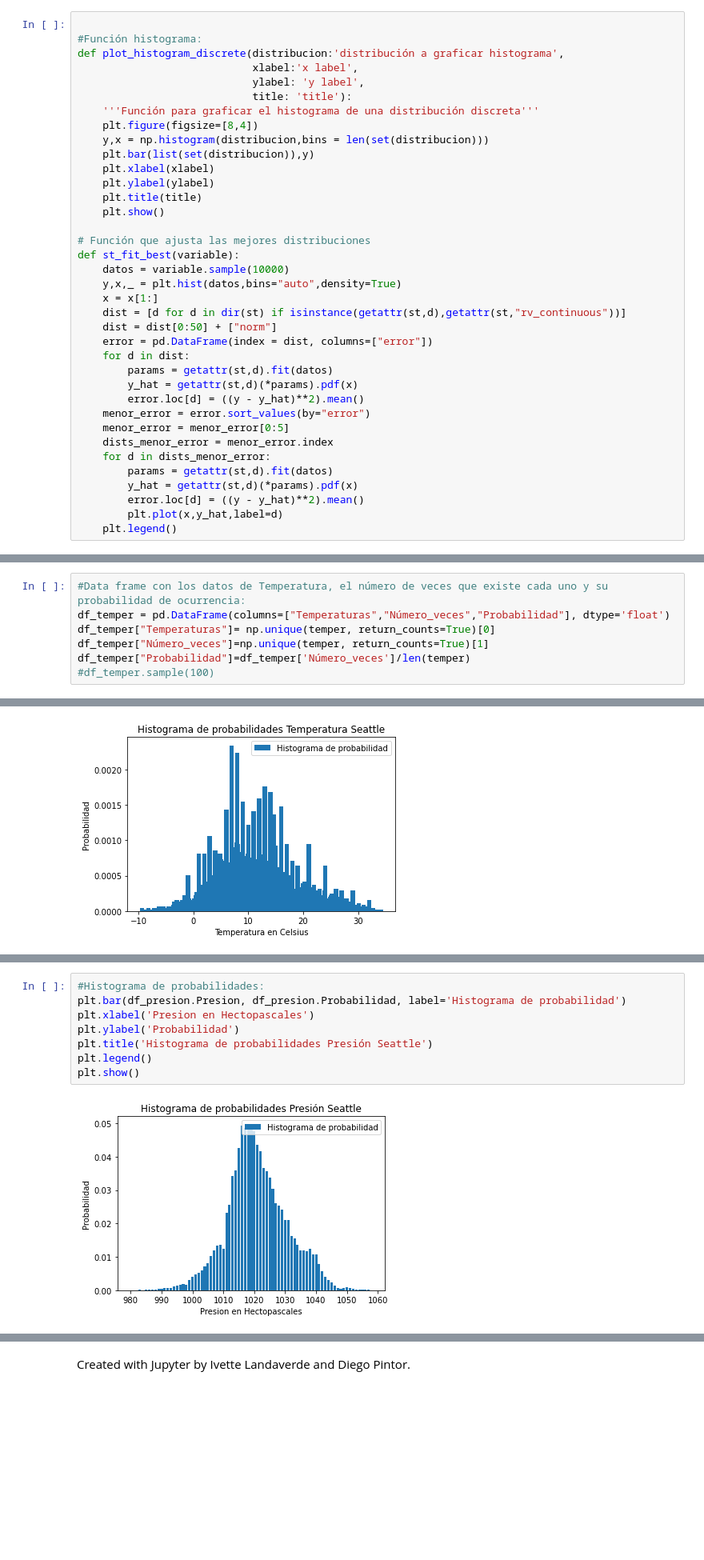
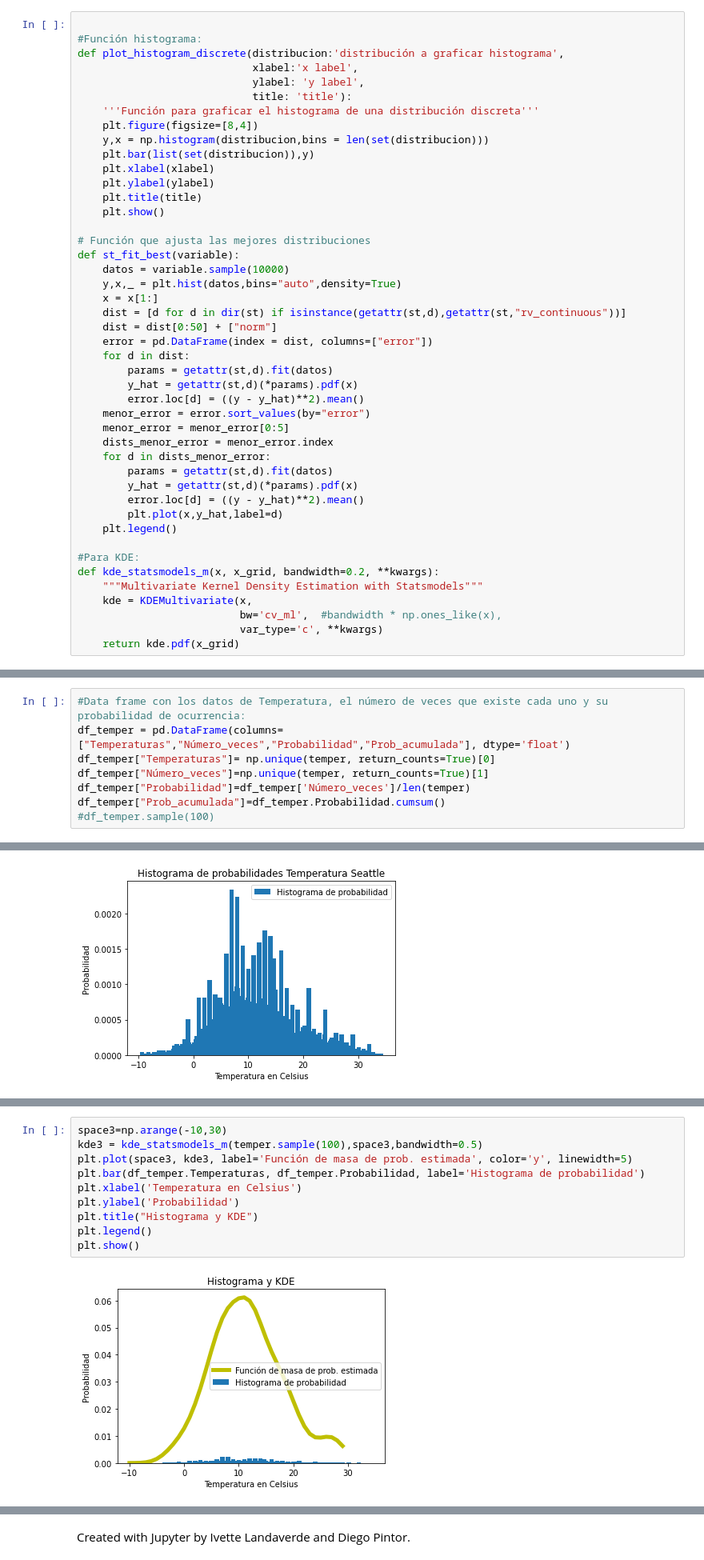
Before and after one commit to PintorOD1997/ProyectoConjunto_LandaverdeI_PintorD, a Jupyter notebook: ProyectoModulo1_OchoaD_MercadoI.ipynb, the cells around one changed output, grey strips where cells are left out. Shown at 80% size. Drawn from its saved outputs; the diff is of its cells as text; blank space fills up the shorter version.

Commit message:
KDE y nuevo DF con prob y prob acum

```diff
--- a/ProyectoModulo1_OchoaD_MercadoI.ipynb
+++ b/ProyectoModulo1_OchoaD_MercadoI.ipynb
@@ -315,6 +330,14 @@ def st_fit_best(variable):
         error.loc[d] = ((y - y_hat)**2).mean()
         plt.plot(x,y_hat,label=d)
     plt.legend()
+
+#Para KDE:
+def kde_statsmodels_m(x, x_grid, bandwidth=0.2, **kwargs):
+    """Multivariate Kernel Density Estimation with Statsmodels"""
+    kde = KDEMultivariate(x,
+                          bw='cv_ml',  #bandwidth * np.ones_like(x),
+                          var_type='c', **kwargs)
+    return kde.pdf(x_grid)
 # %% [markdown]
 ## <font color='navy'> Selección de Variables Aleatorias
 # %%
@@ -560,9 +690,10 @@ Escribir conclusión sobre las gráficas:
 # %%
 #Data frame con los datos de Temperatura, el número de veces que existe cada uno y su probabilidad de ocurrencia:
-df_temper = pd.DataFrame(columns=["Temperaturas","Número_veces","Probabilidad"], dtype='float')
+df_temper = pd.DataFrame(columns=["Temperaturas","Número_veces","Probabilidad","Prob_acumulada"], dtype='float')
 df_temper["Temperaturas"]= np.unique(temper, return_counts=True)[0]
 df_temper["Número_veces"]=np.unique(temper, return_counts=True)[1]
 df_temper["Probabilidad"]=df_temper['Número_veces']/len(temper)
+df_temper["Prob_acumulada"]=df_temper.Probabilidad.cumsum()
 #df_temper.sample(100)
 # %%
 #Histograma de probabilidades:
@@ -595,10 +719,12 @@ df_presion["Probabilidad"]=df_presion['Número_veces']/len(presion)
 # %%
-#Histograma de probabilidades:
-plt.bar(df_presion.Presion, df_presion.Probabilidad, label='Histograma de probabilidad')
-plt.xlabel('Presion en Hectopascales')
+space3=np.arange(-10,30)
+kde3 = kde_statsmodels_m(temper.sample(100),space3,bandwidth=0.5)
+plt.plot(space3, kde3, label='Función de masa de prob. estimada', color='y', linewidth=5)
+plt.bar(df_temper.Temperaturas, df_temper.Probabilidad, label='Histograma de probabilidad')
+plt.xlabel('Temperatura en Celsius')
 plt.ylabel('Probabilidad')
-plt.title('Histograma de probabilidades Presión Seattle')
+plt.title("Histograma y KDE")
 plt.legend()
 plt.show()
 # %% [output]
-[figure, old version]
+[figure, new version]
```
Also changed, not shown: parts of 44 cells of this notebook.
